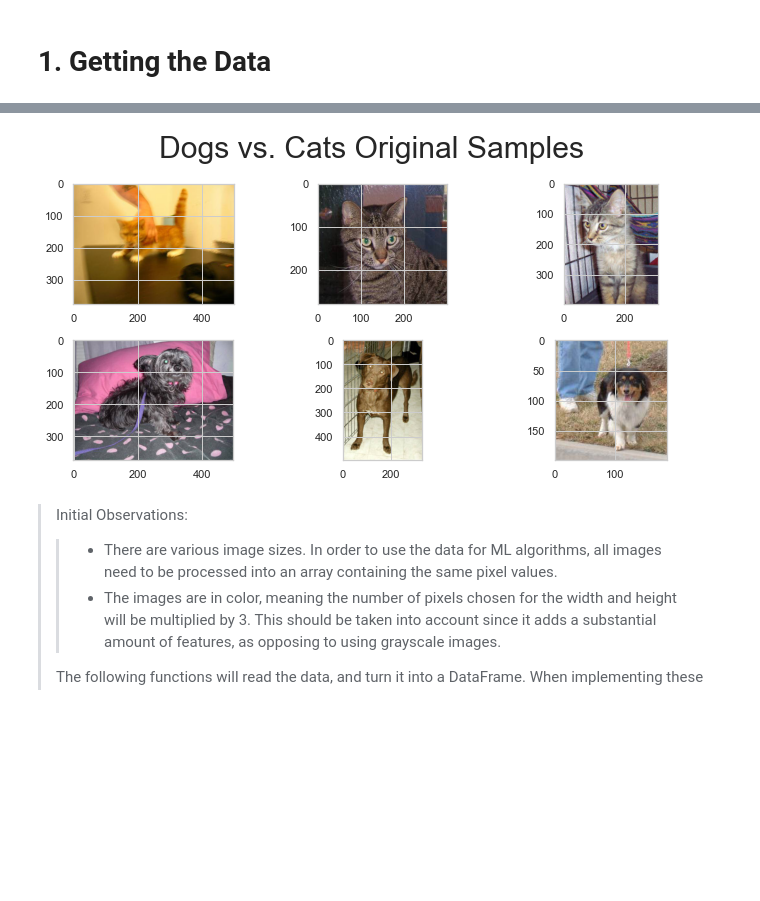
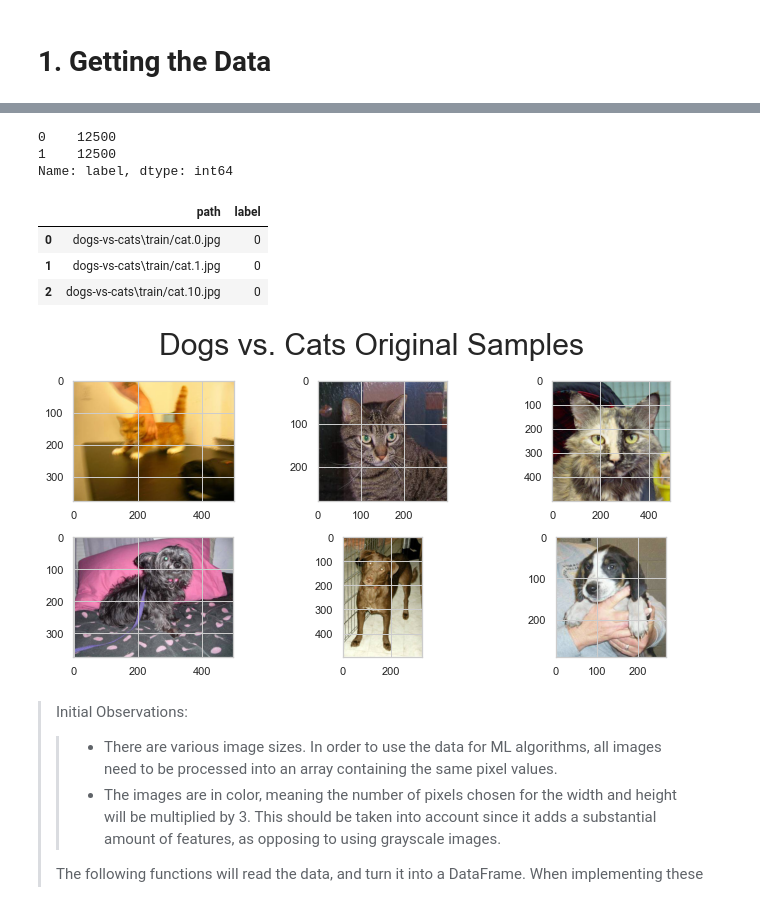
Before and after one commit to adiy55/1SB-Final-Project, a Jupyter notebook: 1SB ML Dogs vs. Cats.ipynb, the cells around one changed output, grey strips where cells are left out. Saved outputs shown, nothing was run; the diff lists cells and outputs as text; code cells hidden in the pictures; blank space fills up the shorter version.

Commit message:
Create DataFrame only with path and labels prior to split

```diff
--- a/1SB ML Dogs vs. Cats.ipynb
+++ b/1SB ML Dogs vs. Cats.ipynb
@@ -33,19 +73,40 @@ train_images = [train_path + i for i in os.listdir(train_path)]
+# %%
+df['label'].value_counts()
+# %% [output]
+0    12500
+1    12500
+Name: label, dtype: int64
+# %%
+# use groupby to locate instances for each label
+label_groups = df.groupby('label')
+# %%
+# 3 cat image samples
+sample0 = label_groups.get_group(0)[:3]
+sample0
+# %% [output]
+|  | path | label |
+| 0 | dogs-vs-cats\train/cat.0.jpg | 0 |
+| 1 | dogs-vs-cats\train/cat.1.jpg | 0 |
+| 2 | dogs-vs-cats\train/cat.10.jpg | 0 |
+# %%
+# 3 dog image samples
+sample1 = label_groups.get_group(1)[:3]
+# %%
+# combine cat and dog samples as one DataFrame
+sample_images = pd.concat([sample0, sample1], ignore_index=True)
 # %%
 fig = plt.figure(figsize=(10, 7))
 
-for i in range(6):
+for i in range(len(sample_images)):
     plt.subplot(330 + i + 1)
-    if i < 3:
-        filename = train_path + 'cat.' + str(i) + '.jpg'
-    else:
-        filename = train_path + 'dog.' + str(i - 3) + '.jpg'
+    filename = sample_images['path'][i]
     image = cv2.imread(filename)
     plt.imshow(cv2.cvtColor(image, cv2.COLOR_BGR2RGB))
 fig.suptitle("Dogs vs. Cats Original Samples", size=30)
 plt.tight_layout()
 plt.show()
 # %% [output]
-[figure, old version]
+[figure, new version]
 # %% [markdown]
 > Initial Observations:
 >> * There are various image sizes.
```
Also changed, not shown: parts of 9 cells of this notebook.
